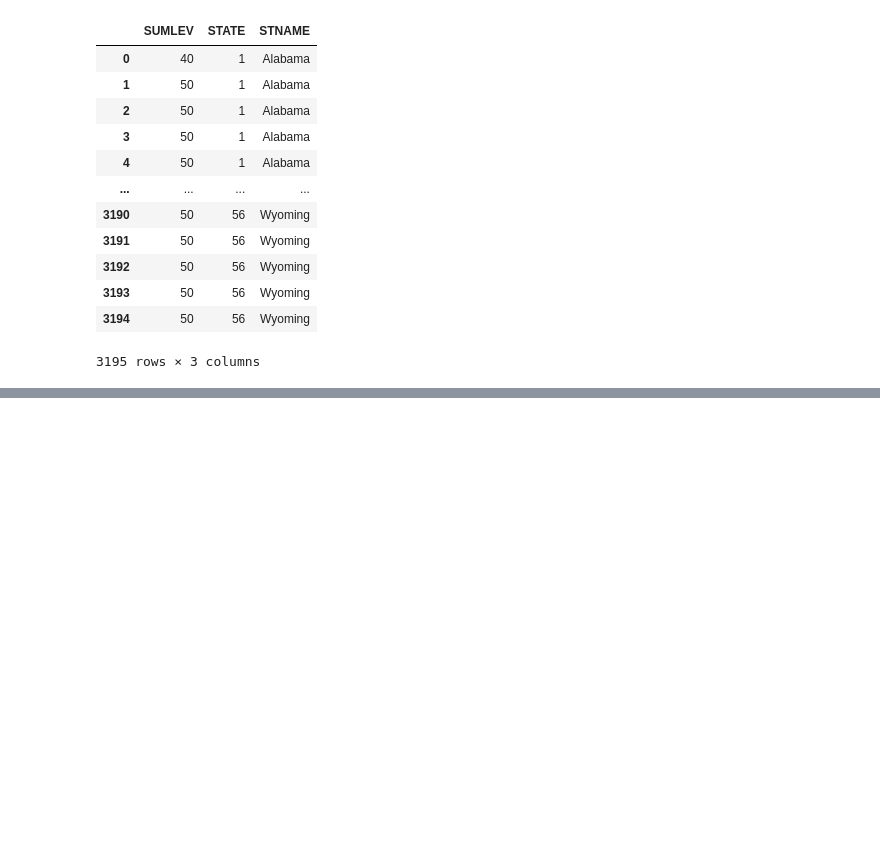
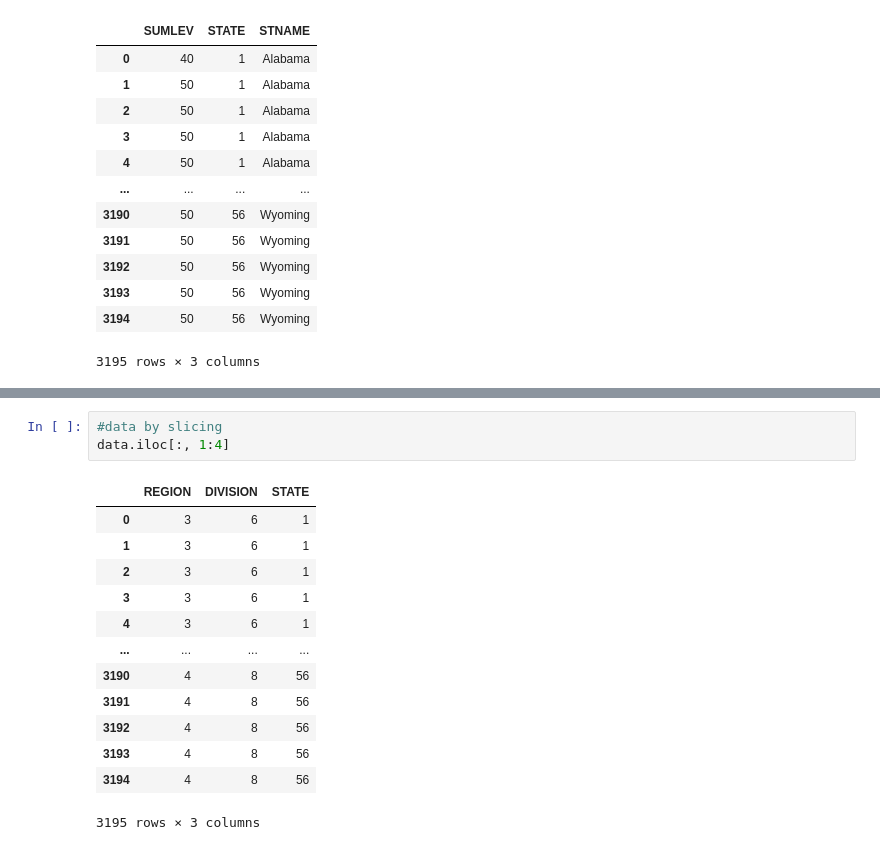
Before and after one commit to cjvillar/DATA_GOV, a Jupyter notebook: note_books/c0-est2022.ipynb, the cells around one changed output, grey strips where cells are left out. Saved outputs shown, nothing was run; the diff lists cells and outputs as text; blank space fills up the shorter version.

```diff
--- a/note_books/c0-est2022.ipynb
+++ b/note_books/c0-est2022.ipynb
@@ -78,3 +71,20 @@ data.loc[data['CTYNAME'].str.startswith('Cof', na=False)]
 | 922 | 50 | 2 | 4 | 20 | 31 | Kansas | Coffey County | 8358 | 8356 | ... |
 | 2488 | 50 | 3 | 6 | 47 | 31 | Tennessee | Coffee County | 57882 | 58134 | ... |
 4 rows × 51 columns
+# %%
+#data by slicing
+data.iloc[:, 1:4]
+# %% [output]
+|  | REGION | DIVISION | STATE |
+| 0 | 3 | 6 | 1 |
+| 1 | 3 | 6 | 1 |
+| 2 | 3 | 6 | 1 |
+| 3 | 3 | 6 | 1 |
+| 4 | 3 | 6 | 1 |
+| ... | ... | ... | ... |
+| 3190 | 4 | 8 | 56 |
+| 3191 | 4 | 8 | 56 |
+| 3192 | 4 | 8 | 56 |
+| 3193 | 4 | 8 | 56 |
+| 3194 | 4 | 8 | 56 |
+3195 rows × 3 columns
```
Also changed, not shown: parts of 4 cells of this notebook.
